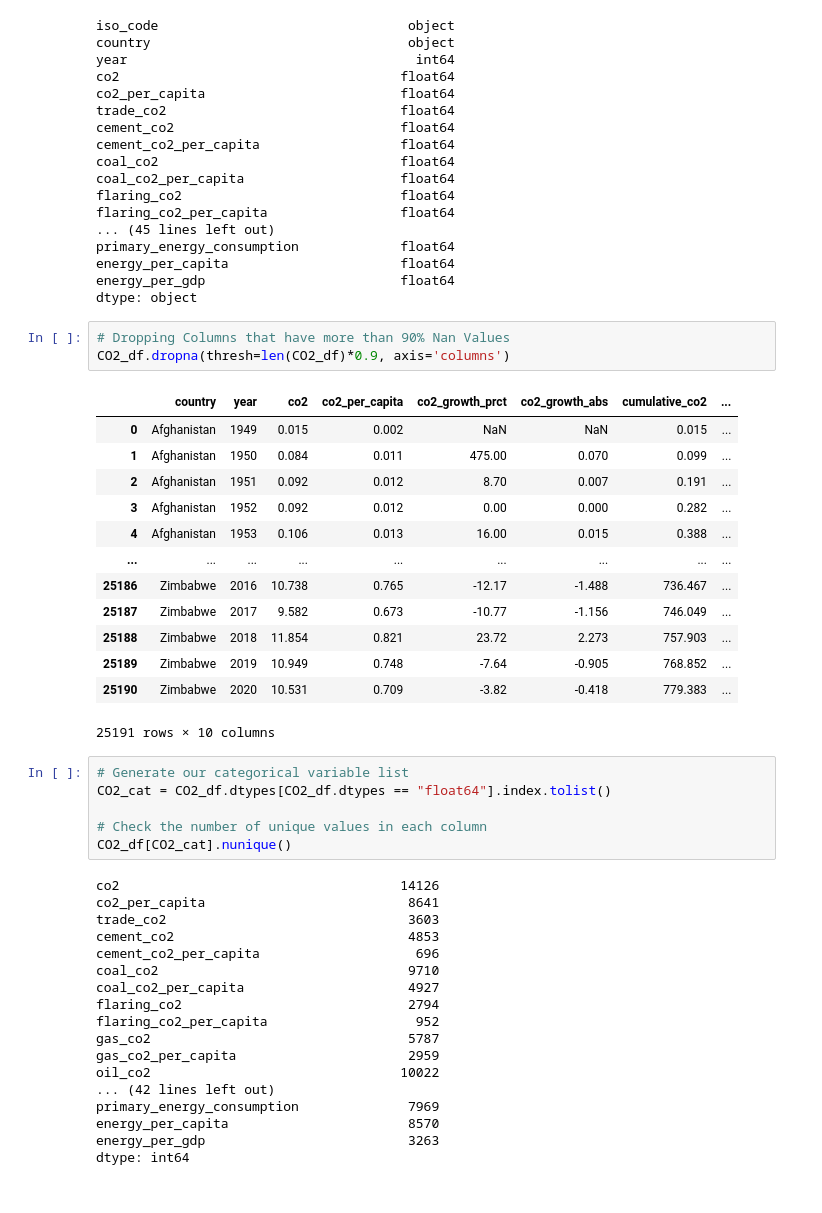
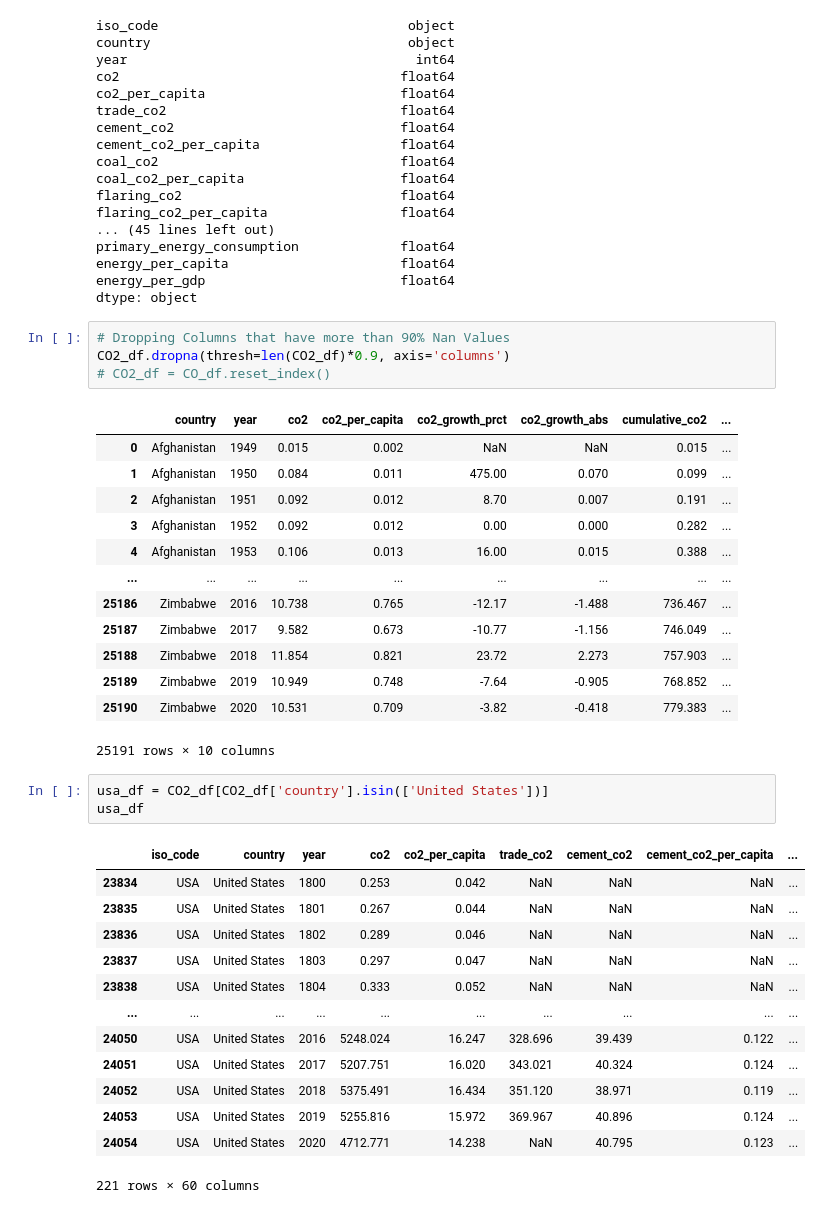
Before and after one commit to moesteelo/Predicting-Temperature-with-CO2-Data, a Jupyter notebook: Jupyter Notebook/Measuring CO2 Prediction.ipynb, the cells around one changed output. Saved outputs shown, nothing was run; the diff lists cells and outputs as text.

```diff
--- a/Jupyter Notebook/Measuring CO2 Prediction.ipynb
+++ b/Jupyter Notebook/Measuring CO2 Prediction.ipynb
@@ -46,6 +46,7 @@ dtype: object
 # %%
 # Dropping Columns that have more than 90% Nan Values
 CO2_df.dropna(thresh=len(CO2_df)*0.9, axis='columns')
+# CO2_df = CO_df.reset_index()
 # %% [output]
 |  | country | year | co2 | co2_per_capita | co2_growth_prct | co2_growth_abs | cumulative_co2 | ... |
 | 0 | Afghanistan | 1949 | 0.015 | 0.002 | NaN | NaN | 0.015 | ... |
@@ -60,27 +61,20 @@ CO2_df.dropna(thresh=len(CO2_df)*0.9, axis='columns')
 | 25189 | Zimbabwe | 2019 | 10.949 | 0.748 | -7.64 | -0.905 | 768.852 | ... |
 | 25190 | Zimbabwe | 2020 | 10.531 | 0.709 | -3.82 | -0.418 | 779.383 | ... |
 25191 rows × 10 columns
-# %%
-# Generate our categorical variable list
-CO2_cat = CO2_df.dtypes[CO2_df.dtypes == "float64"].index.tolist()
-
-# Check the number of unique values in each column
-CO2_df[CO2_cat].nunique()
-# %% [output]
-co2                                    14126
-co2_per_capita                          8641
-trade_co2                               3603
-cement_co2                              4853
-cement_co2_per_capita                    696
-coal_co2                                9710
-coal_co2_per_capita                     4927
-flaring_co2                             2794
-flaring_co2_per_capita                   952
-gas_co2                                 5787
-gas_co2_per_capita                      2959
-oil_co2                                10022
-... (42 lines left out)
-primary_energy_consumption              7969
-energy_per_capita                       8570
-energy_per_gdp                          3263
-dtype: int64
+# %%
+usa_df = CO2_df[CO2_df['country'].isin(['United States'])]
+usa_df
+# %% [output]
+|  | iso_code | country | year | co2 | co2_per_capita | trade_co2 | cement_co2 | cement_co2_per_capita | ... |
+| 23834 | USA | United States | 1800 | 0.253 | 0.042 | NaN | NaN | NaN | ... |
+| 23835 | USA | United States | 1801 | 0.267 | 0.044 | NaN | NaN | NaN | ... |
+| 23836 | USA | United States | 1802 | 0.289 | 0.046 | NaN | NaN | NaN | ... |
+| 23837 | USA | United States | 1803 | 0.297 | 0.047 | NaN | NaN | NaN | ... |
+| 23838 | USA | United States | 1804 | 0.333 | 0.052 | NaN | NaN | NaN | ... |
+| ... | ... | ... | ... | ... | ... | ... | ... | ... | ... |
+| 24050 | USA | United States | 2016 | 5248.024 | 16.247 | 328.696 | 39.439 | 0.122 | ... |
+| 24051 | USA | United States | 2017 | 5207.751 | 16.020 | 343.021 | 40.324 | 0.124 | ... |
+| 24052 | USA | United States | 2018 | 5375.491 | 16.434 | 351.120 | 38.971 | 0.119 | ... |
+| 24053 | USA | United States | 2019 | 5255.816 | 15.972 | 369.967 | 40.896 | 0.124 | ... |
+| 24054 | USA | United States | 2020 | 4712.771 | 14.238 | NaN | 40.795 | 0.123 | ... |
+221 rows × 60 columns
```
Also changed, not shown: parts of 10 cells of this notebook, 2 other files.
